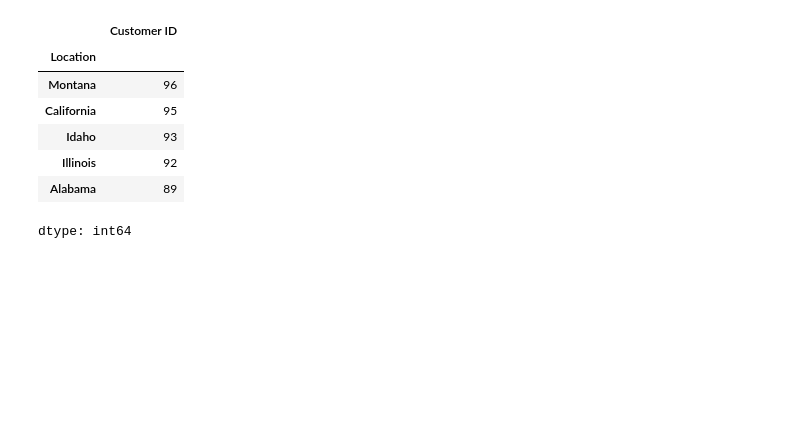
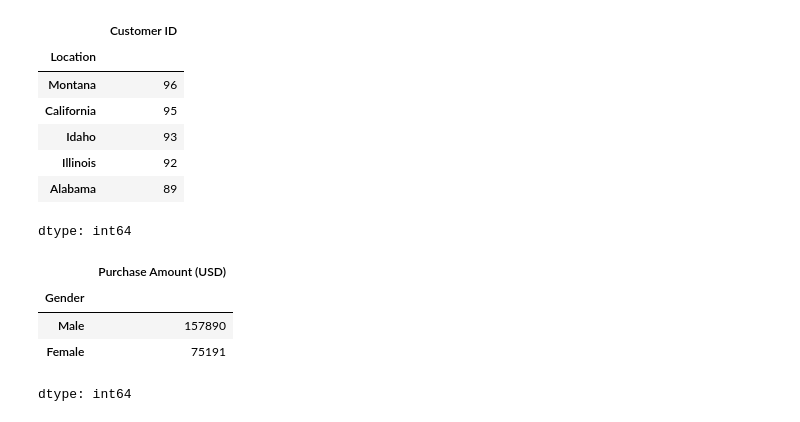
Before and after one commit to mdanushwaran/Shopping_trends_analytics, a Jupyter notebook: Shopping_trends_analytics.ipynb, the cells around one changed output. Cells and saved outputs as stored; diff of their text form; code cells hidden in the pictures; blank space fills up the shorter version.

```diff
--- a/Shopping_trends_analytics.ipynb
+++ b/Shopping_trends_analytics.ipynb
@@ -978,4 +978,14 @@ Most_customer_live_location
 | Alabama | 89 |
 dtype: int64
 # %%
-""
+## Which gender spends more on shopping
+
+Gender_highest_shopping = data.groupby('Gender')['Purchase Amount (USD)'].sum().sort_values(ascending = False)
+# %%
+Gender_highest_shopping
+# %% [output]
+|  | Purchase Amount (USD) |
+| Gender |  |
+| Male | 157890 |
+| Female | 75191 |
+dtype: int64
```
Also changed, not shown: parts of 2 cells of this notebook.
